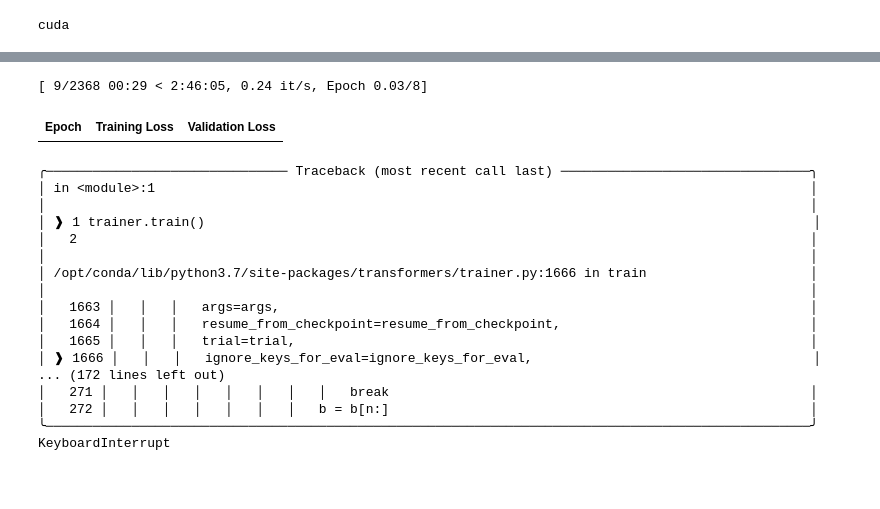
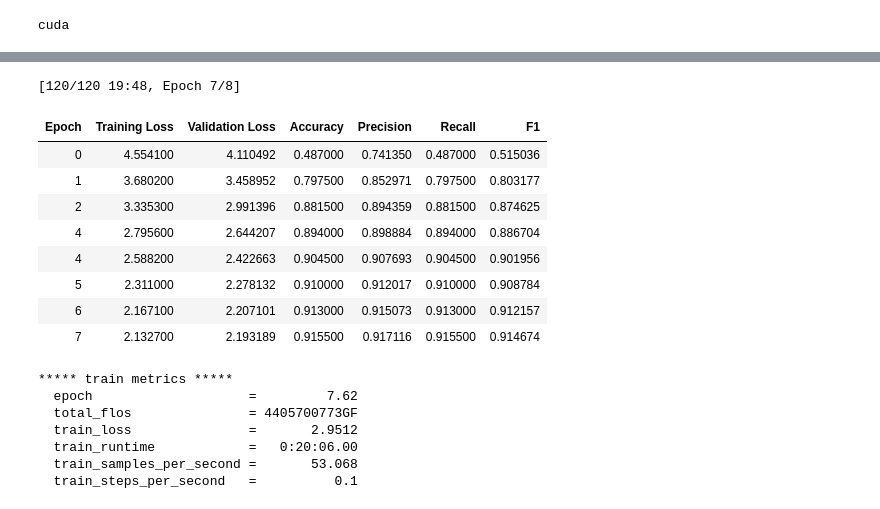
Before and after one commit to ubahl/Distributed-Training, a Jupyter notebook: one-gpu-vit/one-gpu-vit.ipynb, the cells around one changed output, grey strips where cells are left out. Drawn from its saved outputs; the diff is of its cells as text; code cells hidden in the pictures; blank space fills up the shorter version.

```diff
--- a/one-gpu-vit/one-gpu-vit.ipynb
+++ b/one-gpu-vit/one-gpu-vit.ipynb
@@ -43,7 +77,7 @@ You should probably TRAIN this model on a down-stream task to be able to use it
 # %%
 # define fine-tuning hyper parameters
 epochs = 8
-per_dev_batch_size = 16
+per_dev_batch_size = 32
 output_dir = './vit'
 lr = 5e-5
 # %%
@@ -55,7 +89,10 @@ size = (feature_extractor.size["shortest_edge"]
         if "shortest_edge" in feature_extractor.size
         else (feature_extractor.size["height"], feature_extractor.size["width"])
         )
-img_transforms = transforms.Compose([transforms.RandomResizedCrop(size), transforms.ToTensor(), normalize])
+img_transforms = transforms.Compose([ # transforms.RandomResizedCrop(size),
+                                     transforms.ToTensor(),
+                                     normalize,
+                                     transforms.Resize((224,224))])
 
 
 # define function to prepare dataset for huggingface implementation
@@ -66,10 +103,20 @@ def transform_data(examples):
 # %%
 food_dataset = food_dataset.with_transform(transform_data)
 # %%
-def compute_metrics(eval_pred):
-    predictions, labels = eval_pred
-    predictions = np.argmax(predictions, axis=1)
-    return accuracy.compute(predictions=predictions, references=labels)
+def compute_metrics(pred):
+    acc = load_metric("accuracy")
+    prec = load_metric("precision")
+    recall = load_metric("recall")
+    f1 = load_metric("f1")
+
+    logits, labels = pred
+    predictions = np.argmax(logits, axis=-1)
+
+    res = {"accuracy": acc.compute(predictions=predictions, references=labels)["accuracy"],
+           "precision": prec.compute(predictions=predictions, references=labels, average="weighted")["precision"],
+           "recall": recall.compute(predictions=predictions, references=labels, average="weighted")["recall"],
+           "f1": f1.compute(predictions=predictions, references=labels, average="weighted")["f1"]}
+    return res
 # %%
 training_args = TrainingArguments(
     output_dir=output_dir + run_name,
@@ -92,7 +139,7 @@ trainer = Trainer(
     args=training_args,
     data_collator=data_collator,
     train_dataset=food_dataset["train"],
-    eval_dataset=food_dataset["validation"],
+    eval_dataset=food_dataset["test"],
     tokenizer=feature_extractor,
     compute_metrics=compute_metrics,
 )
@@ -99,22 +161,24 @@ trainer = Trainer(
 # %%
-trainer.train()
+train_results = trainer.train()
+trainer.save_model()
+trainer.log_metrics("train", train_results.metrics)
+trainer.save_metrics("train", train_results.metrics)
+trainer.save_state()
 # %% [output]
-[ 9/2368 00:29 < 2:46:05, 0.24 it/s, Epoch 0.03/8]
+[120/120 19:48, Epoch 7/8]
-| Epoch | Training Loss | Validation Loss |
+| Epoch | Training Loss | Validation Loss | Accuracy | Precision | Recall | F1 |
+| 0 | 4.554100 | 4.110492 | 0.487000 | 0.741350 | 0.487000 | 0.515036 |
+| 1 | 3.680200 | 3.458952 | 0.797500 | 0.852971 | 0.797500 | 0.803177 |
+| 2 | 3.335300 | 2.991396 | 0.881500 | 0.894359 | 0.881500 | 0.874625 |
+| 4 | 2.795600 | 2.644207 | 0.894000 | 0.898884 | 0.894000 | 0.886704 |
+| 4 | 2.588200 | 2.422663 | 0.904500 | 0.907693 | 0.904500 | 0.901956 |
+| 5 | 2.311000 | 2.278132 | 0.910000 | 0.912017 | 0.910000 | 0.908784 |
+| 6 | 2.167100 | 2.207101 | 0.913000 | 0.915073 | 0.913000 | 0.912157 |
+| 7 | 2.132700 | 2.193189 | 0.915500 | 0.917116 | 0.915500 | 0.914674 |
-╭─────────────────────────────── Traceback (most recent call last) ────────────────────────────────╮
-│ in <module>:1                                                                                    │
-│                                                                                                  │
-│ ❱ 1 trainer.train()                                                                              │
-│   2                                                                                              │
-│                                                                                                  │
-│ /opt/conda/lib/python3.7/site-packages/transformers/trainer.py:1666 in train                     │
-│                                                                                                  │
-│   1663 │   │   │   args=args,                                                                    │
-│   1664 │   │   │   resume_from_checkpoint=resume_from_checkpoint,                                │
-│   1665 │   │   │   trial=trial,                                                                  │
-│ ❱ 1666 │   │   │   ignore_keys_for_eval=ignore_keys_for_eval,                                    │
-... (172 lines left out)
-│   271 │   │   │   │   │   │   │   │   break                                                      │
-│   272 │   │   │   │   │   │   │   b = b[n:]                                                      │
-╰──────────────────────────────────────────────────────────────────────────────────────────────────╯
-KeyboardInterrupt
+***** train metrics *****
+  epoch                    =         7.62
+  total_flos               = 4405700773GF
+  train_loss               =       2.9512
+  train_runtime            =   0:20:06.00
+  train_samples_per_second =       53.068
+  train_steps_per_second   =          0.1
```
Also changed, not shown: parts of 7 cells of this notebook.
